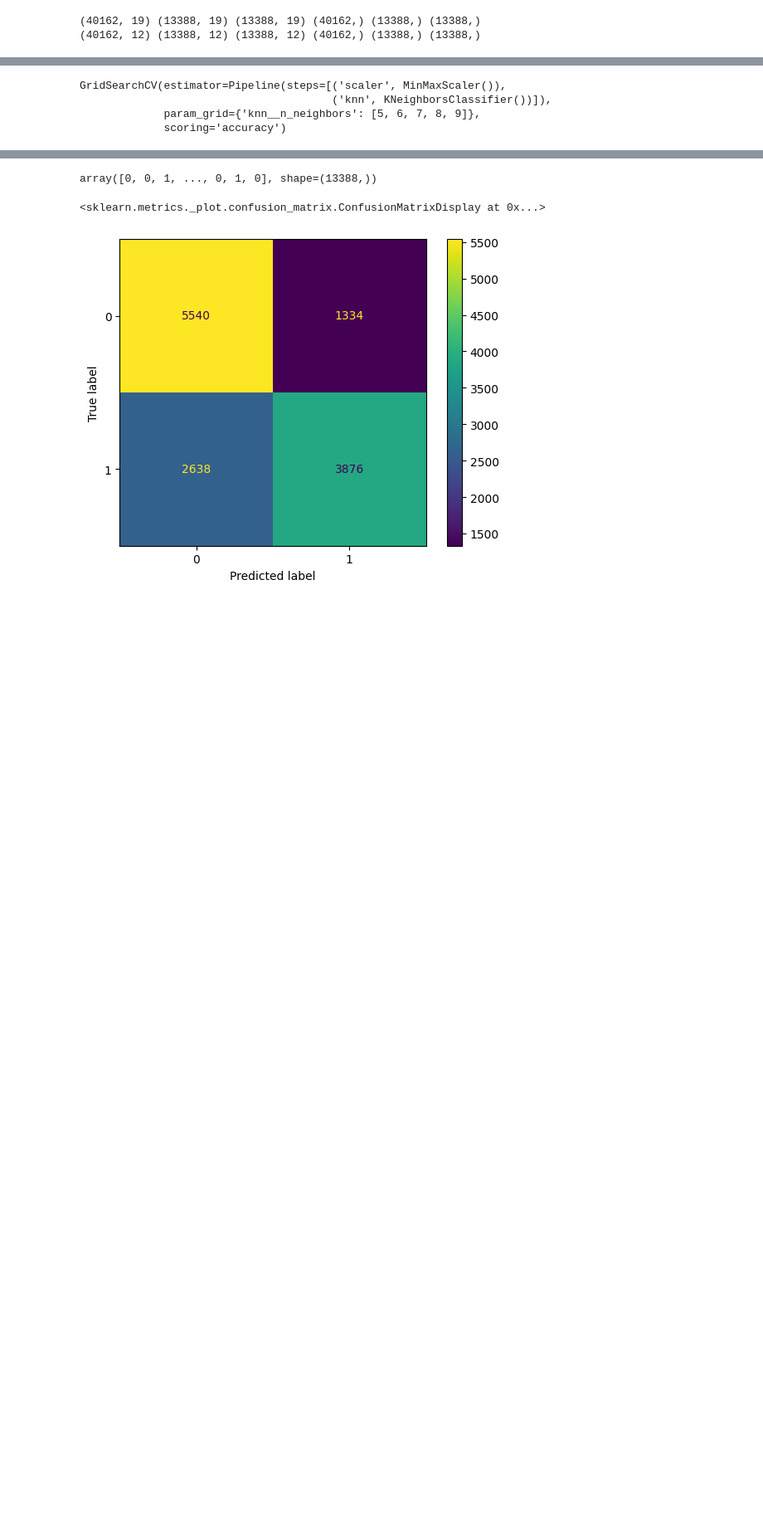
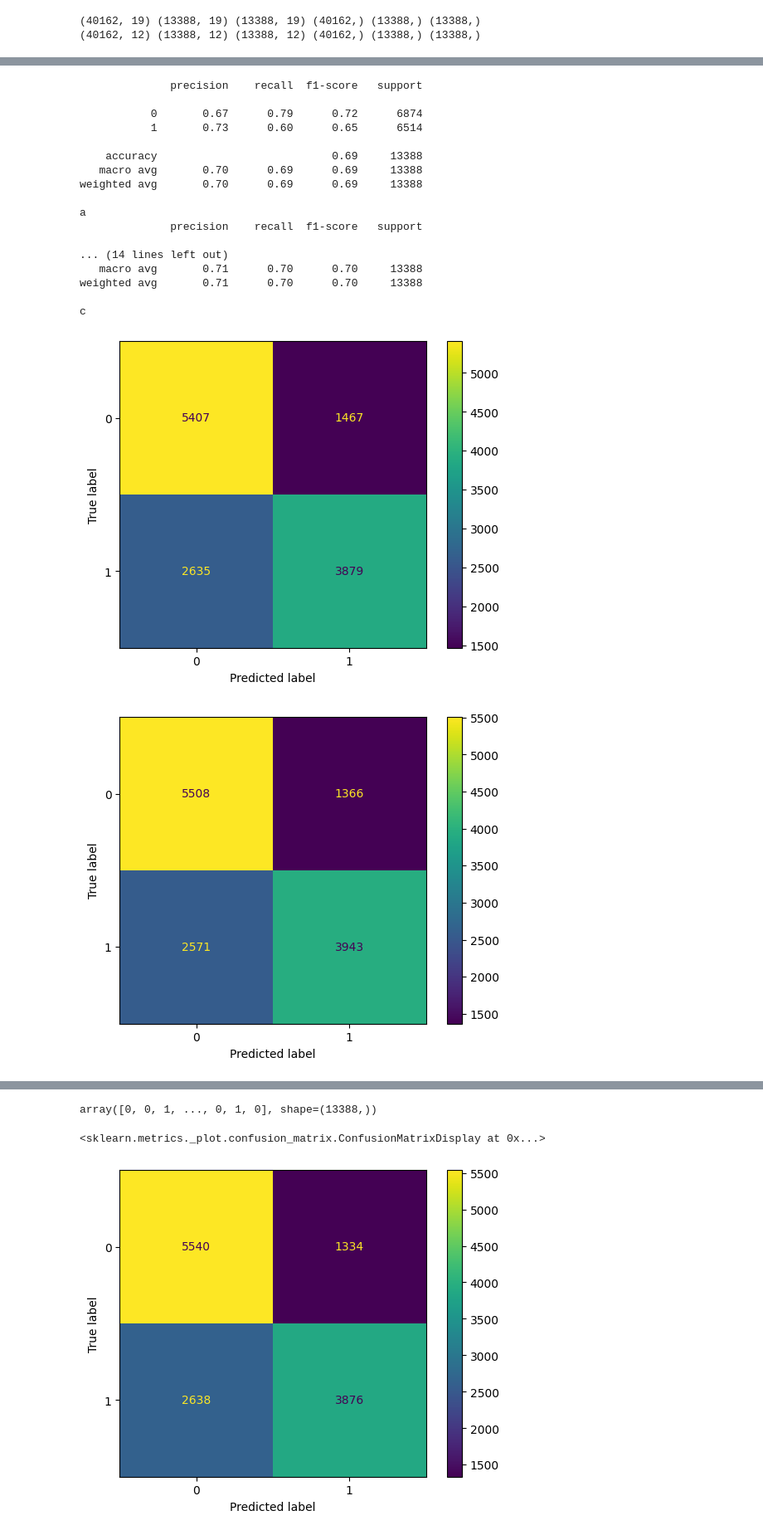
Before and after one commit to bearwinterfirth/medical, a Jupyter notebook: disease_prediction_6.ipynb, the cells around one changed output, grey strips where cells are left out. Shown at 83% size. Drawn from its saved outputs; the diff is of its cells as text; code cells hidden in the pictures; blank space fills up the shorter version.

Commit message:
voting classifier x2

```diff
--- a/disease_prediction_6.ipynb
+++ b/disease_prediction_6.ipynb
@@ -48,25 +48,47 @@ snX2_train=scaler.transform(sX2_train)
 snX2_test=scaler.transform(sX2_test)
 snX2_val=scaler.transform(sX2_val)
 # %%
+import numpy as np
 from sklearn.model_selection import GridSearchCV
 from sklearn.pipeline import Pipeline
+from sklearn.svm import SVC
 from sklearn.neighbors import KNeighborsClassifier
+from sklearn.linear_model import LogisticRegression
 from sklearn.metrics import confusion_matrix, ConfusionMatrixDisplay, classification_report, accuracy_score
 
-def KNN(xtr,ytr,min,max):
+def KNN(xtr,ytr):
     pipe_KNN=Pipeline([("scaler", scaler), ("knn", KNeighborsClassifier())])
-    param_grid_KNN = {"knn__n_neighbors": list(range(min,max))}
+    param_grid_KNN = {"knn__n_neighbors": list(range(1,30))}
     classifier_KNN = GridSearchCV(estimator=pipe_KNN, param_grid=param_grid_KNN, scoring="accuracy")
     classifier_KNN.fit(xtr, ytr)
-    classifier_KNN.best_estimator_.get_params()
-    return classifier_KNN
+    return classifier_KNN, classifier_KNN.best_estimator_.get_params()
 
-def CMD(clf,xval,yval):
+def LOG(xtr,ytr):
+    pipe_log=Pipeline([("scaler", scaler), ("log", LogisticRegression(solver="saga", max_iter=1000, penalty="elasticnet"))])
+    param_grid_log={"log__l1_ratio": np.linspace(0, 1, 20)}
+    classifier_log = GridSearchCV(estimator=pipe_log, param_grid=param_grid_log, scoring="accuracy")
+    classifier_log.fit(xtr, ytr)
+    return classifier_log, classifier_log.best_estimator_.get_params()
+
+def SVM(xtr,ytr):
+    param_grid_SVM = {"C":[0.1, 1, 10], "gamma":[1, 0.1, 0.01], "kernel": ["rbf"]}
+    classifier_SVM = GridSearchCV(SVC(), param_grid_SVM, refit=True, verbose=3)
+    classifier_SVM.fit(xtr, ytr)
+    return classifier_SVM, classifier_SVM.best_estimator_.get_params()
+
+
+def Conf_Matr_Disp(clf,xval,yval):
     y_pred=clf.predict(xval)
     print(classification_report(yval, y_pred))
     cm=confusion_matrix(yval, y_pred)
     ConfusionMatrixDisplay(cm).plot()
 
-a=KNN(snX1_train,y1_train,1,30)
-CMD(a, snX1_val, y1_val)
+# a,b=KNN(snX1_train,y1_train)
+# c,d=LOG(snX1_train,y1_train)
+# e,f=SVM(snX1_train,y1_train)
+# Conf_Matr_Disp(a, snX1_val, y1_val)
+
+g,h=KNN(snX2_train, y2_train)
+i,j=LOG(snX2_train, y2_train)
+k,lh=SVM(snX2_train, y2_train)
 # %% [output]
@@ -82,7 +112,27 @@ weighted avg       0.70      0.69      0.69     13388
-# %%
-a
-# %% [output]
-GridSearchCV(estimator=Pipeline(steps=[('scaler', MinMaxScaler()),
-                                       ('knn', KNeighborsClassifier())]),
-             param_grid={'knn__n_neighbors': [5, 6, 7, 8, 9]},
-             scoring='accuracy')
+# %%
+Conf_Matr_Disp(a, snX1_val, y1_val)
+print("a")
+Conf_Matr_Disp(c, snX1_val, y1_val)
+print("b")
+Conf_Matr_Disp(e, snX1_val, y1_val)
+print("c")
+# %% [output]
+              precision    recall  f1-score   support
+
+           0       0.67      0.79      0.72      6874
+           1       0.73      0.60      0.65      6514
+
+    accuracy                           0.69     13388
+   macro avg       0.70      0.69      0.69     13388
+weighted avg       0.70      0.69      0.69     13388
+
+a
+              precision    recall  f1-score   support
+
+... (14 lines left out)
+   macro avg       0.71      0.70      0.70     13388
+weighted avg       0.71      0.70      0.70     13388
+
+c
+[figure, added]
+[figure, added]
```
Also changed, not shown: parts of 3 cells of this notebook, 1 other file.
